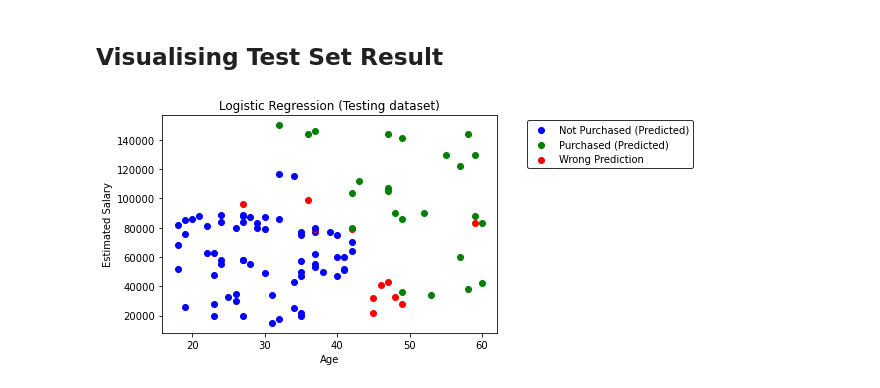
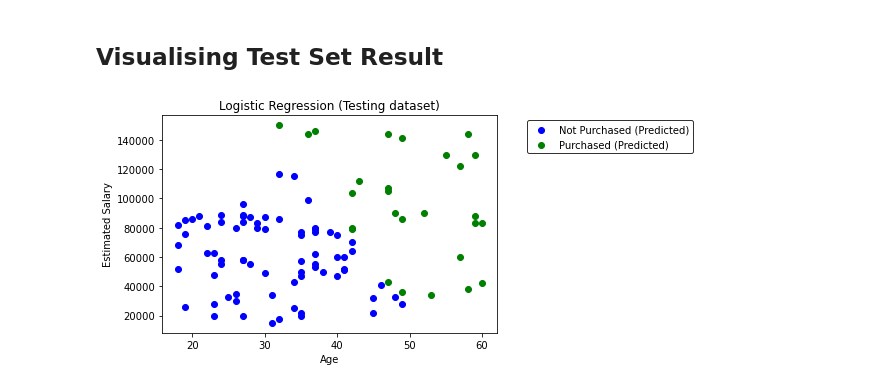
Before and after one commit to sanjay-rb/Machine-learning, a Jupyter notebook: notebook/10 . Logistic Regression.ipynb, the cells around one changed output. Drawn from its saved outputs; the diff is of its cells as text; code cells hidden in the pictures.

Commit message:
Graph logistic regression

```diff
--- a/notebook/10 . Logistic Regression.ipynb
+++ b/notebook/10 . Logistic Regression.ipynb
@@ -238,25 +238,22 @@ plt.show()
 # %%
 for i in zip(x_sc.inverse_transform(X_test), y_test):
     X = i[0]
     y = i[1]
     y_pred = logistic_regression_calssifier.predict(x_sc.transform([X]))
-    if y_pred[0] == y:
-        plt.scatter(
-            x=X[0],
-            y=X[1],
-            color=('blue', 'green')[y_pred[0]],
-            label=('Not Purchased (Predicted)', 'Purchased (Predicted)')[y_pred[0]]
-        )
-    else:
-        plt.scatter(x=X[0], y=X[1], color='red', label="Wrong Prediction")
+    plt.scatter(
+        x=X[0],
+        y=X[1],
+        color=('blue', 'green')[y_pred[0]],
+        label=('Not Purchased (Predicted)', 'Purchased (Predicted)')[y_pred[0]]
+    )
 plt.title("Logistic Regression (Testing dataset)")
 plt.xlabel("Age")
 plt.ylabel("Estimated Salary")
 
 handles, labels = plt.gca().get_legend_handles_labels()
 label_dict = dict(zip(labels, handles))
 by_label = {key:label_dict[key] for key in sorted(label_dict)}
 plt.legend(by_label.values(), by_label.keys(), loc='upper right', edgecolor="black", bbox_to_anchor=(1.6, 1))
 plt.show()
 # %% [output]
-[figure, old version]
+[figure, new version]
```
Also changed, not shown: parts of 1 cell of this notebook.
